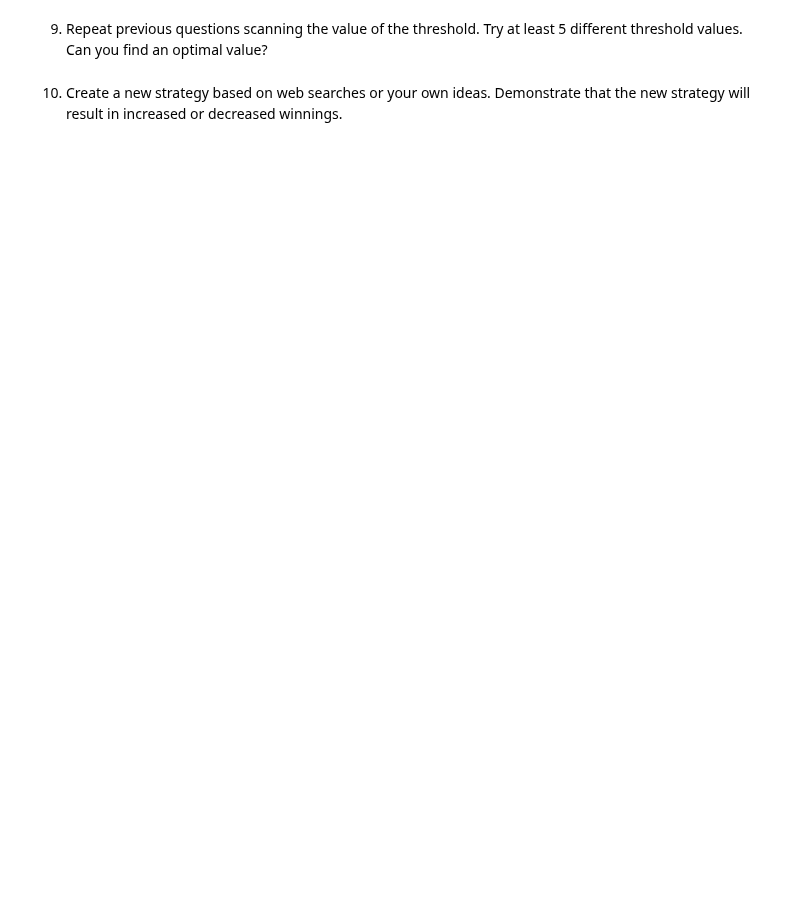
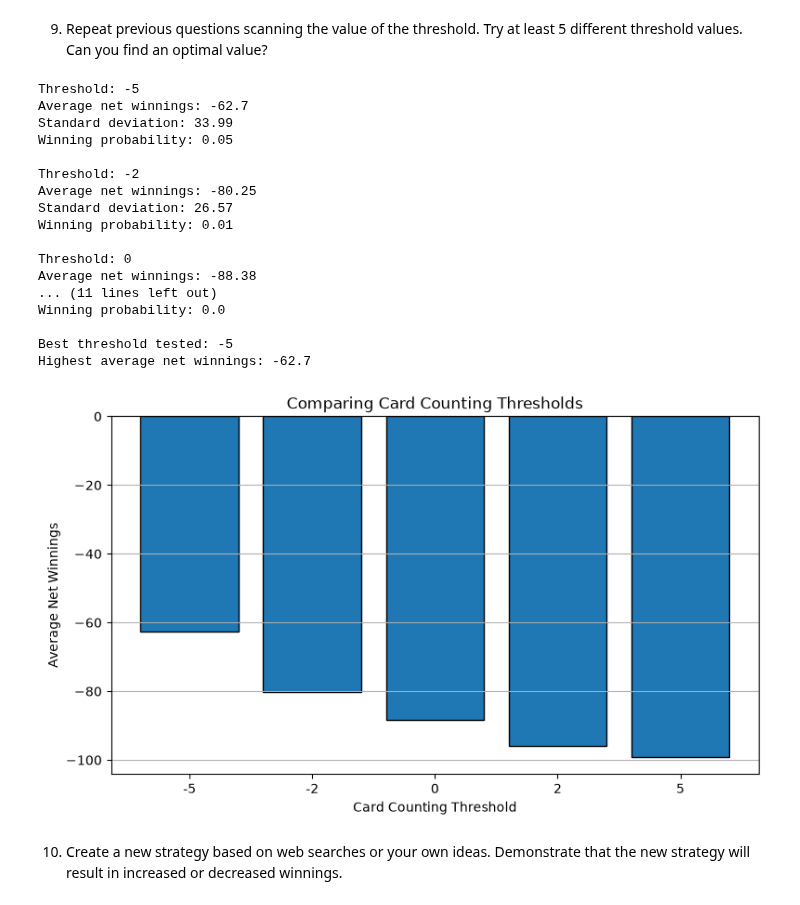
Before and after one commit to Safal-alt/DATA3402.Fall.2026, a Jupyter notebook: Labs/Lab.6/Lab.6.ipynb, the cells around one changed output. Saved outputs shown, nothing was run; the diff lists cells and outputs as text; code cells hidden in the pictures; blank space fills up the shorter version.

```diff
--- a/Labs/Lab.6/Lab.6.ipynb
+++ b/Labs/Lab.6/Lab.6.ipynb
@@ -36,4 +877,62 @@ A few requirements:
 # %% [markdown]
 9. Repeat previous questions scanning the value of the threshold. Try at least 5 different threshold values. Can you find an optimal value?
+# %%
+
+thresholds = [-5, -2, 0, 2, 5]
+
+average_results = []
+standard_deviations = []
+win_probabilities = []
+
+for threshold in thresholds:
+    results = np.array(run_100(threshold=threshold))
+    net_winnings = results - 100
+
+    average_results.append(np.mean(net_winnings))
+    standard_deviations.append(np.std(net_winnings))
+    win_probabilities.append(np.mean(net_winnings > 0))
+
+    print(f"\nThreshold: {threshold}")
+    print("Average net winnings:",
+          round(np.mean(net_winnings), 2))
+    print("Standard deviation:",
+          round(np.std(net_winnings), 2))
+    print("Winning probability:",
+          round(np.mean(net_winnings > 0), 4))
+
+best_index = np.argmax(average_results)
+best_threshold = thresholds[best_index]
+
+print("\nBest threshold tested:", best_threshold)
+print("Highest average net winnings:",
+      round(average_results[best_index], 2))
+
+plt.figure(figsize=(9, 5))
+plt.bar([str(t) for t in thresholds], average_results,
+        edgecolor="black")
+plt.xlabel("Card Counting Threshold")
+plt.ylabel("Average Net Winnings")
+plt.title("Comparing Card Counting Thresholds")
+plt.grid(axis="y")
+plt.show()
+# %% [output]
+Threshold: -5
+Average net winnings: -62.7
+Standard deviation: 33.99
+Winning probability: 0.05
+
+Threshold: -2
+Average net winnings: -80.25
+Standard deviation: 26.57
+Winning probability: 0.01
+
+Threshold: 0
+Average net winnings: -88.38
+... (11 lines left out)
+Winning probability: 0.0
+
+Best threshold tested: -5
+Highest average net winnings: -62.7
+[figure, added]
 # %% [markdown]
 10. Create a new strategy based on web searches or your own ideas. Demonstrate that the new strategy will result in increased or decreased winnings.
```
Also changed, not shown: parts of 10 cells of this notebook.
